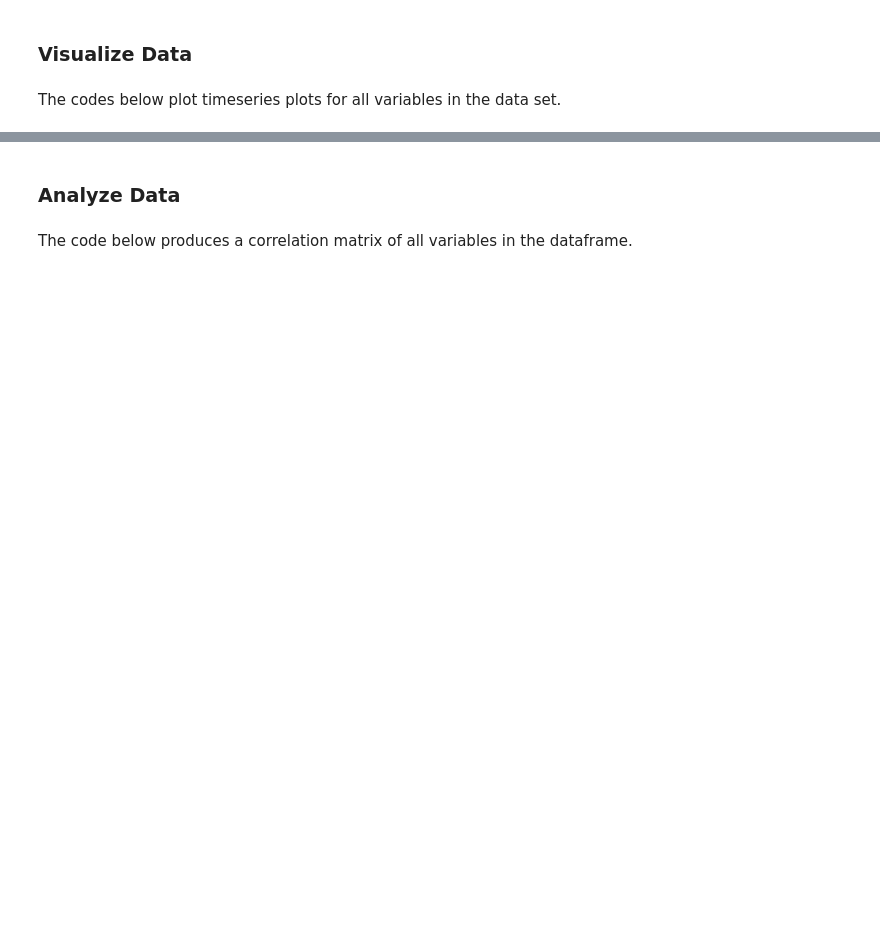
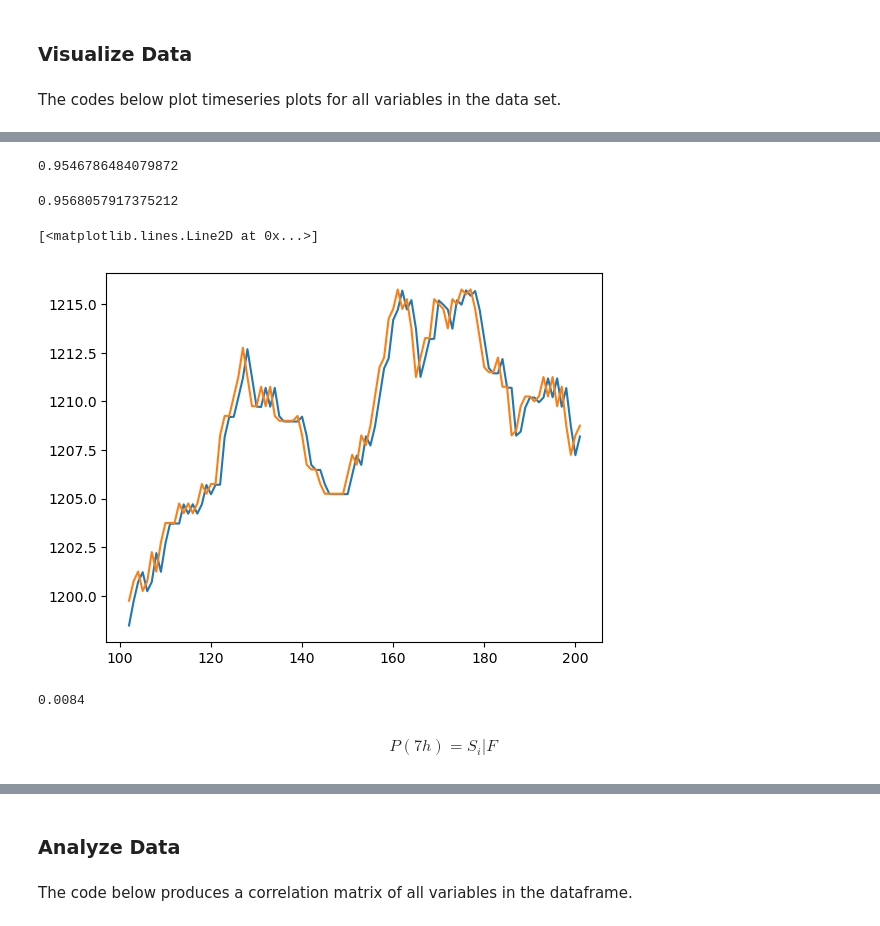
Before and after one commit to felixpoirier1/Prosperity, a Jupyter notebook: notebooks/R2 Exploratory Data Analysis.ipynb, the cells around one changed output, grey strips where cells are left out. Cells and saved outputs as stored; diff of their text form; code cells hidden in the pictures; blank space fills up the shorter version.

```diff
--- a/notebooks/R2 Exploratory Data Analysis.ipynb
+++ b/notebooks/R2 Exploratory Data Analysis.ipynb
@@ -161,0 +440,11 @@ plot_orchids_sunlight_humidity(orchids)
+# %%
+m = OLS(data["ORCHIDS"], data[[
+    'ORCHIDS_LAGGED',
+    'ROLLED_ORCHIDS_VOLxSUNLIGHT_LT_2555',
+    'ROLLED_ORCHIDS_VOLxHUMIDITY_OUT_60_80xSUNLIGHT_LT_2555',
+    'SUNLIGHT_INCREASING',
+    'HUMIDITY_INCREASING',
+    'ROLLED_ORCHIDS_VOLxHUMIDITY_LT_60',
+    'ROLLED_ORCHIDS_VOLxHUMIDITY_GT_80'
+    ]])
+res = m.fit()
@@ -162,2 +502,24 @@ plot_orchids_sunlight_humidity(orchids)
+# %%
+np.mean((res.predict(X) - y)**2)
+# %% [output]
+0.9546786484079872
+# %%
+np.mean((y.shift(1) - y)**2)
+# %% [output]
+0.9568057917375212
+# %%
+plt.plot(res.predict(X.astype(float)[100:200]))
+plt.plot(y[100:200])
+# %% [output]
+[<matplotlib.lines.Line2D at 0x...>]
+[figure, added]
+# %%
+12/(1_000_000/100) * 7
+# %% [output]
+0.0084
+# %% [markdown]
+$$
+P(7h) = S_i | F
+$$
 # %%
 def plot_orchids_fees_tariffs(df):
```
Also changed, not shown: parts of 32 cells of this notebook, 3 other files.
